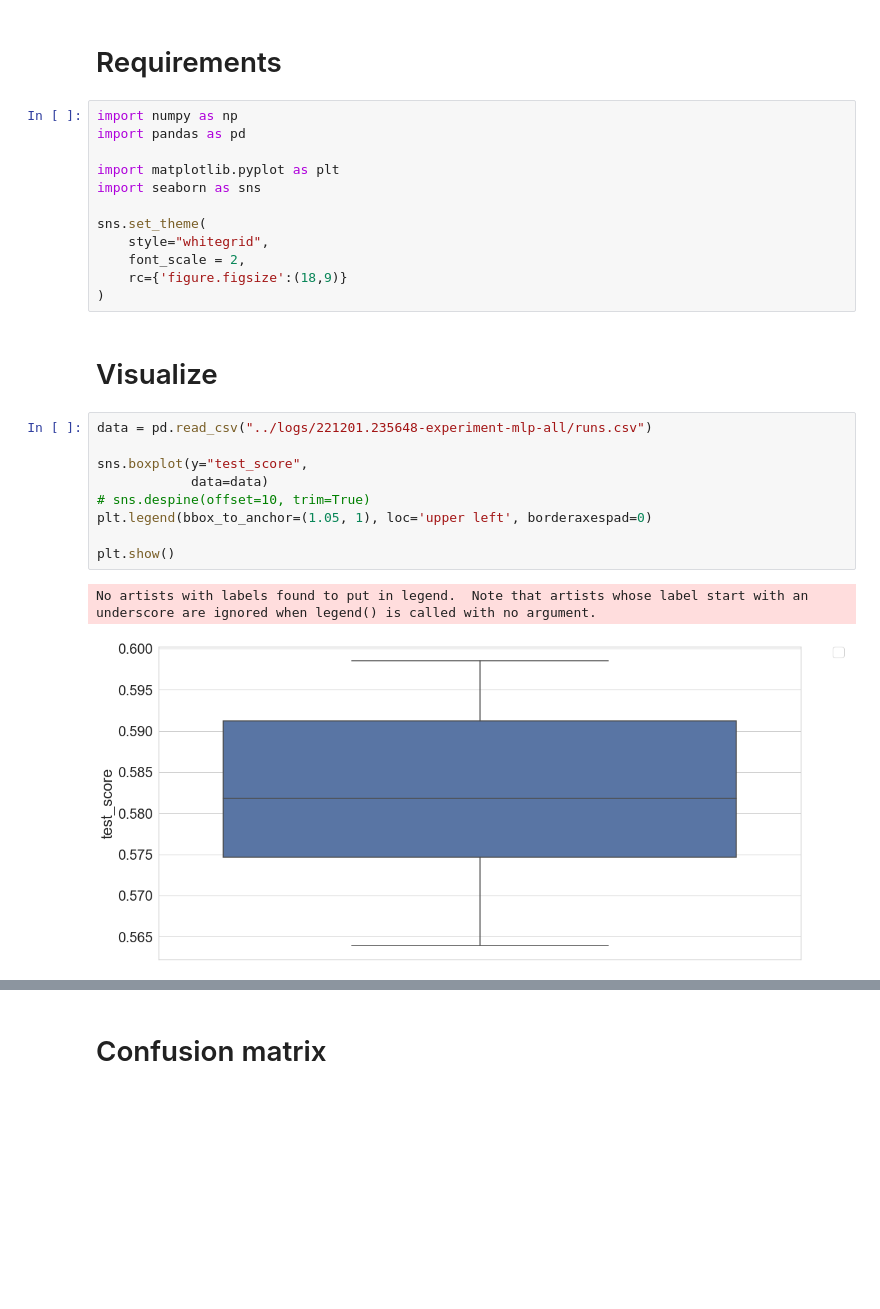
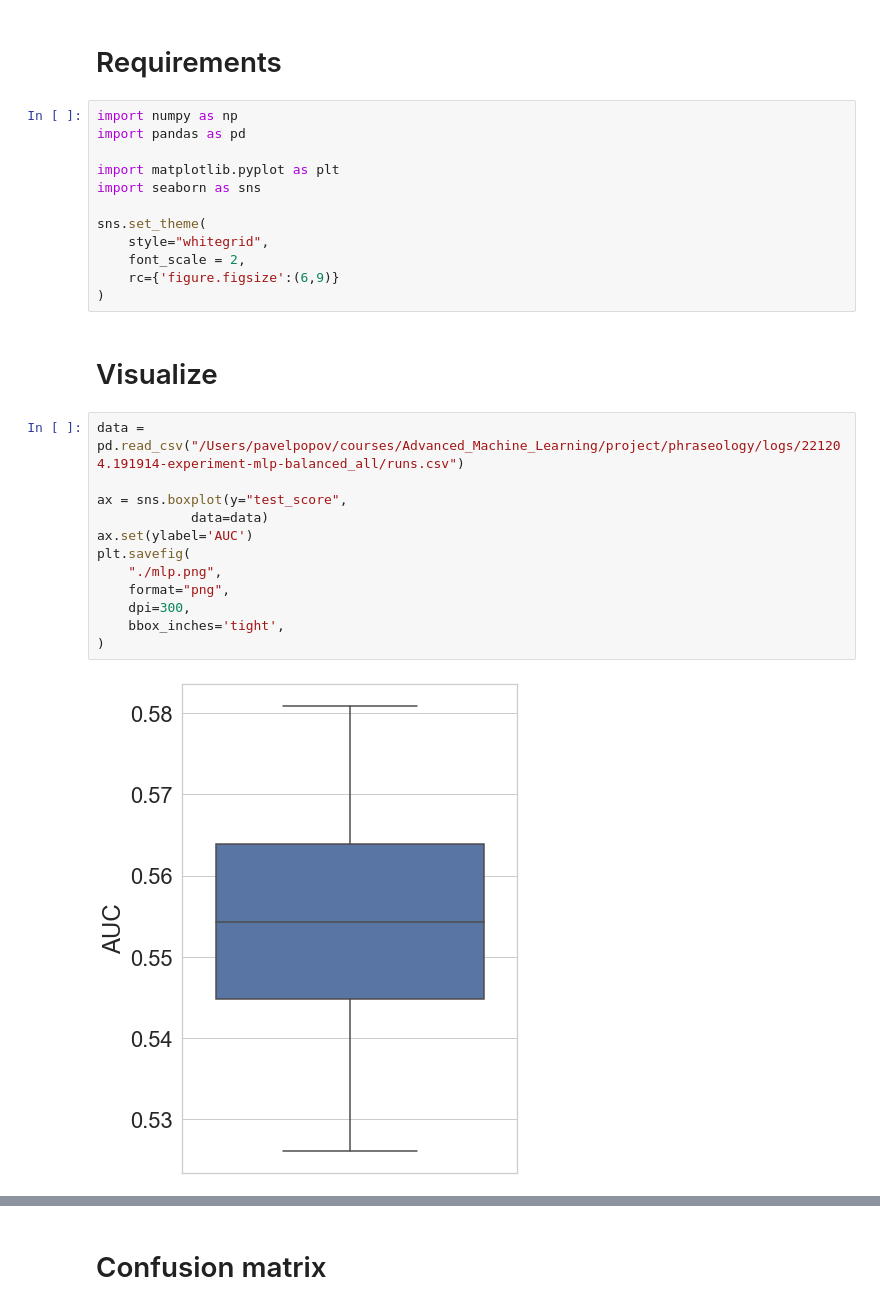
Before and after one commit to EEL-competition/solution, a Jupyter notebook: phraseology/notebooks/3_visualize_results.ipynb, the cells around one changed output, grey strips where cells are left out. Cells and saved outputs as stored; diff of their text form; blank space fills up the shorter version.

```diff
--- a/phraseology/notebooks/3_visualize_results.ipynb
+++ b/phraseology/notebooks/3_visualize_results.ipynb
@@ -10,19 +10,21 @@ import seaborn as sns
 sns.set_theme(
     style="whitegrid",
     font_scale = 2,
-    rc={'figure.figsize':(18,9)}
+    rc={'figure.figsize':(6,9)}
 )
 # %% [markdown]
 # Visualize
-# %%
-data = pd.read_csv("../logs/221201.235648-experiment-mlp-all/runs.csv")
-
-sns.boxplot(y="test_score",
-            data=data)
-# sns.despine(offset=10, trim=True)
-plt.legend(bbox_to_anchor=(1.05, 1), loc='upper left', borderaxespad=0)
-
-plt.show()
-# %% [output]
-No artists with labels found to put in legend.  Note that artists whose label start with an underscore are ignored when legend() is called with no argument.
-[figure, removed]
+# %%
+data = pd.read_csv("/Users/pavelpopov/courses/Advanced_Machine_Learning/project/phraseology/logs/221204.191914-experiment-mlp-balanced_all/runs.csv")
+
+ax = sns.boxplot(y="test_score",
+            data=data)
+ax.set(ylabel='AUC')
+plt.savefig(
+    "./mlp.png",
+    format="png",
+    dpi=300,
+    bbox_inches='tight',
+)
+# %% [output]
+[figure, added]
```
Also changed, not shown: parts of 10 cells of this notebook, 3 other files.
